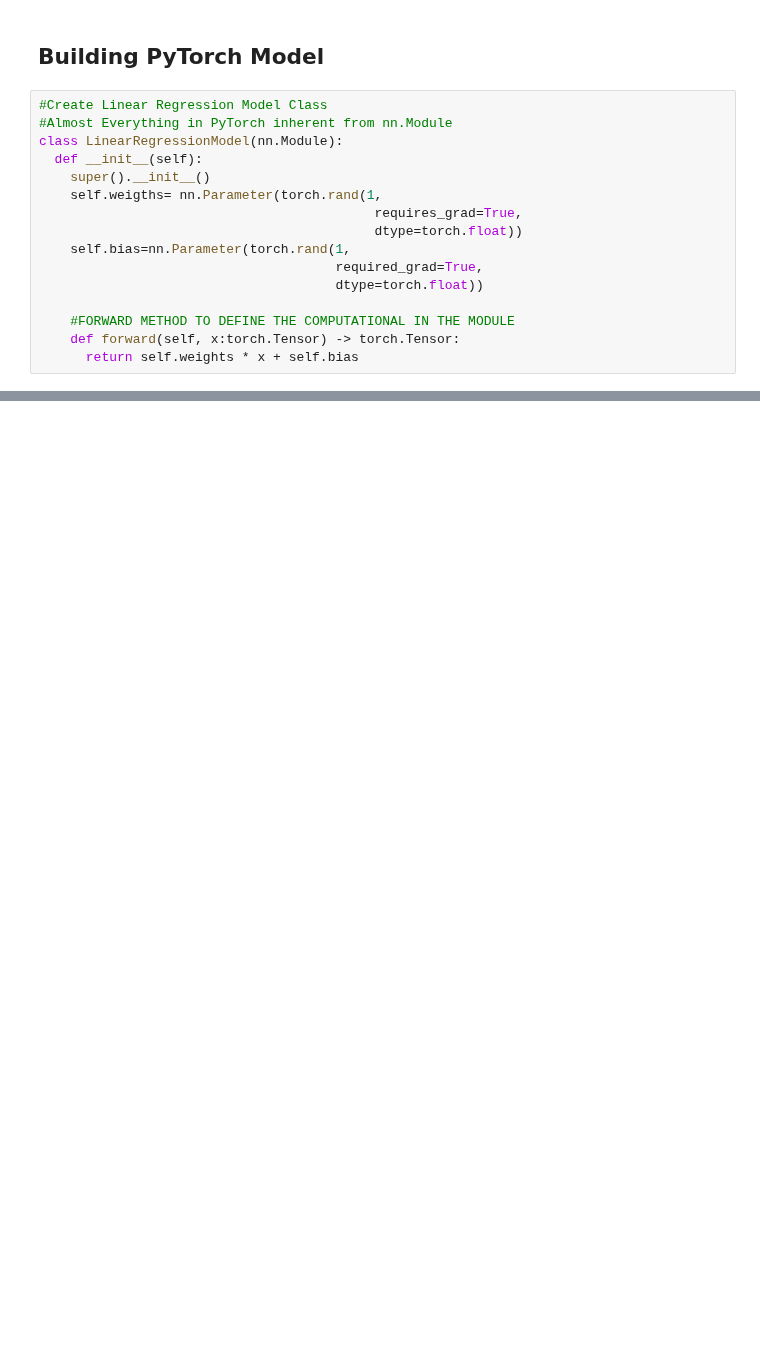
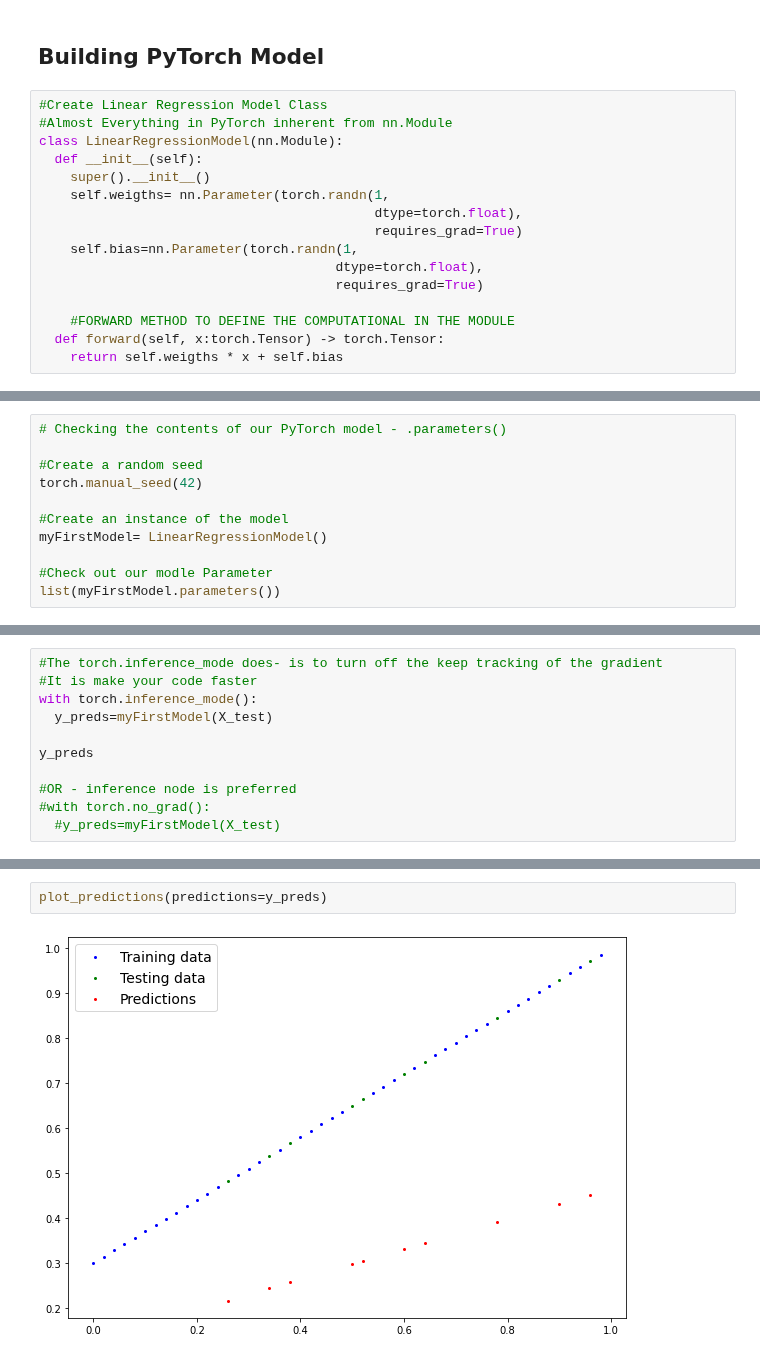
Before and after one commit to SalehMehrabani/Deep-Learning, a Jupyter notebook: NN4.ipynb, the cells around one changed output, grey strips where cells are left out. Drawn from its saved outputs; the diff is of its cells as text; blank space fills up the shorter version.

```diff
--- a/NN4.ipynb
+++ b/NN4.ipynb
@@ -57,13 +67,13 @@ plot_predictions()
 class LinearRegressionModel(nn.Module):
   def __init__(self):
     super().__init__()
-    self.weigths= nn.Parameter(torch.rand(1,
-                                           requires_grad=True,
-                                           dtype=torch.float))
-    self.bias=nn.Parameter(torch.rand(1,
-                                      required_grad=True,
-                                      dtype=torch.float))
+    self.weigths= nn.Parameter(torch.randn(1,
+                                           dtype=torch.float),
+                                           requires_grad=True)
+    self.bias=nn.Parameter(torch.randn(1,
+                                      dtype=torch.float),
+                                      requires_grad=True)
 
     #FORWARD METHOD TO DEFINE THE COMPUTATIONAL IN THE MODULE
-    def forward(self, x:torch.Tensor) -> torch.Tensor:
-      return self.weights * x + self.bias
+  def forward(self, x:torch.Tensor) -> torch.Tensor:
+    return self.weigths * x + self.bias
@@ -69,0 +88,11 @@ class LinearRegressionModel(nn.Module):
+# %%
+# Checking the contents of our PyTorch model - .parameters()
+
+#Create a random seed
+torch.manual_seed(42)
+
+#Create an instance of the model
+myFirstModel= LinearRegressionModel()
+
+#Check out our modle Parameter
+list(myFirstModel.parameters())
@@ -69,0 +111,11 @@ class LinearRegressionModel(nn.Module):
+# %%
+#The torch.inference_mode does- is to turn off the keep tracking of the gradient
+#It is make your code faster
+with torch.inference_mode():
+  y_preds=myFirstModel(X_test)
+
+y_preds
+
+#OR - inference node is preferred
+#with torch.no_grad():
+  #y_preds=myFirstModel(X_test)
@@ -69,0 +133,4 @@ class LinearRegressionModel(nn.Module):
+# %%
+plot_predictions(predictions=y_preds)
+# %% [output]
+[figure, added]
```
Also changed, not shown: parts of 8 cells of this notebook.
